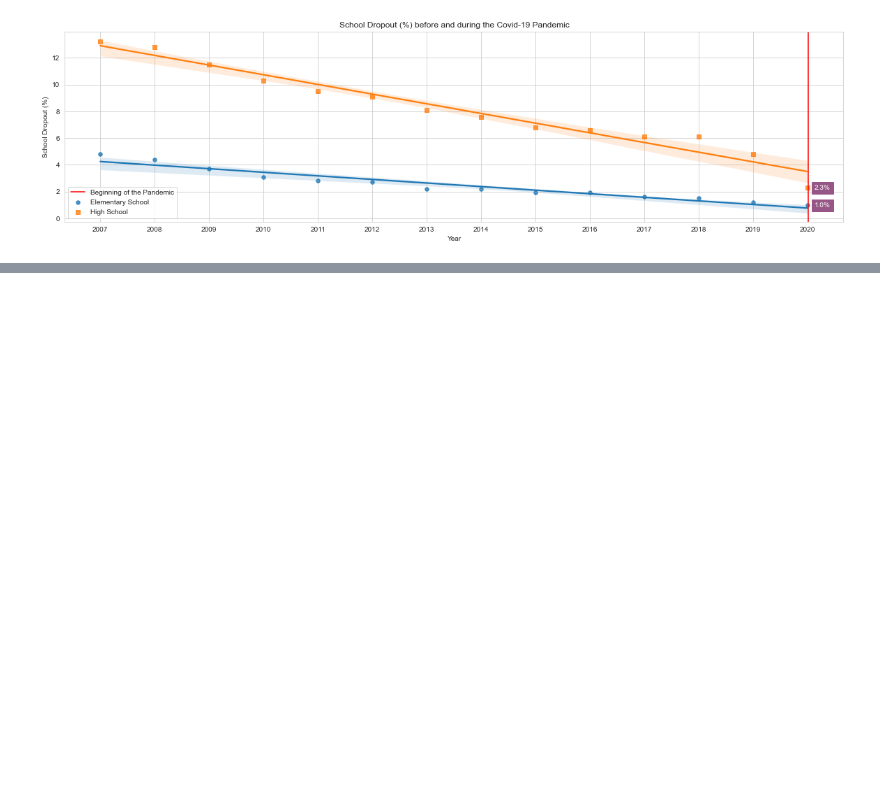
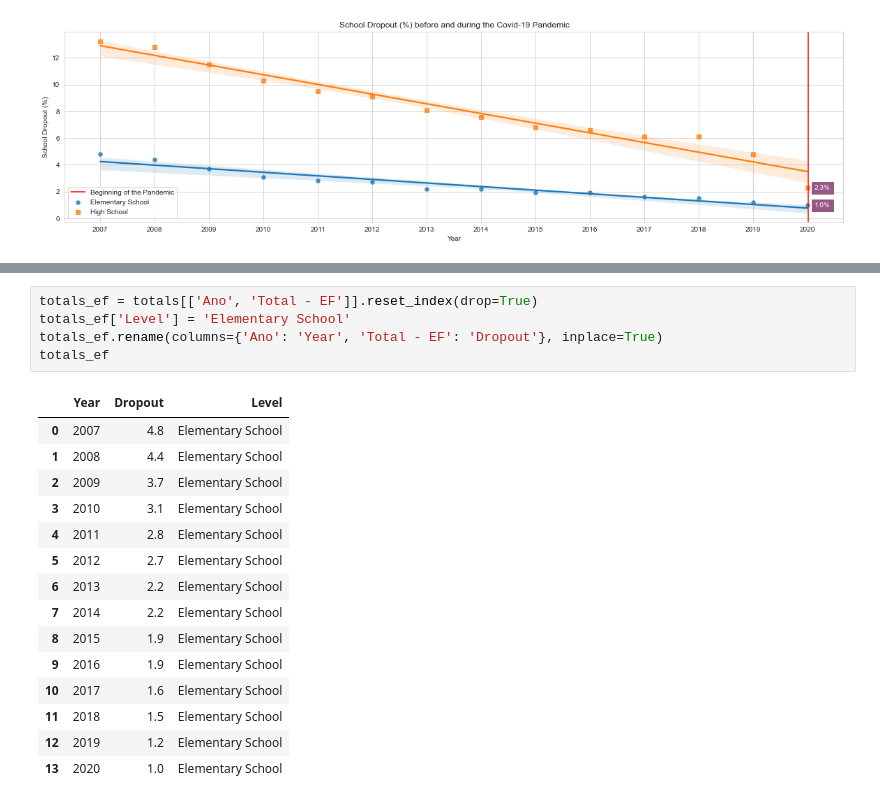
Before and after one commit to aianshay/covid-impacts-on-education, a Jupyter notebook: viz_rq5.ipynb, the cells around one changed output, grey strips where cells are left out. Drawn from its saved outputs; the diff is of its cells as text; blank space fills up the shorter version.

```diff
--- a/viz_rq5.ipynb
+++ b/viz_rq5.ipynb
@@ -139,0 +158,21 @@ plt.show()
+# %%
+totals_ef = totals[['Ano', 'Total - EF']].reset_index(drop=True)
+totals_ef['Level'] = 'Elementary School'
+totals_ef.rename(columns={'Ano': 'Year', 'Total - EF': 'Dropout'}, inplace=True)
+totals_ef
+# %% [output]
+|  | Year | Dropout | Level |
+| 0 | 2007 | 4.8 | Elementary School |
+| 1 | 2008 | 4.4 | Elementary School |
+| 2 | 2009 | 3.7 | Elementary School |
+| 3 | 2010 | 3.1 | Elementary School |
+| 4 | 2011 | 2.8 | Elementary School |
+| 5 | 2012 | 2.7 | Elementary School |
+| 6 | 2013 | 2.2 | Elementary School |
+| 7 | 2014 | 2.2 | Elementary School |
+| 8 | 2015 | 1.9 | Elementary School |
+| 9 | 2016 | 1.9 | Elementary School |
+| 10 | 2017 | 1.6 | Elementary School |
+| 11 | 2018 | 1.5 | Elementary School |
+| 12 | 2019 | 1.2 | Elementary School |
+| 13 | 2020 | 1.0 | Elementary School |
```
Also changed, not shown: parts of 5 cells of this notebook.
